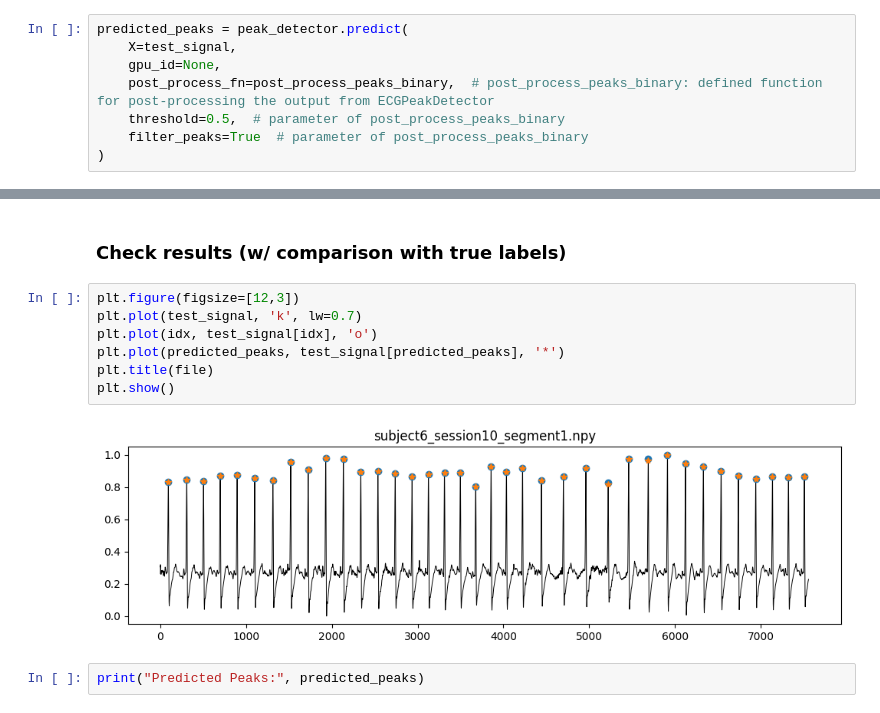
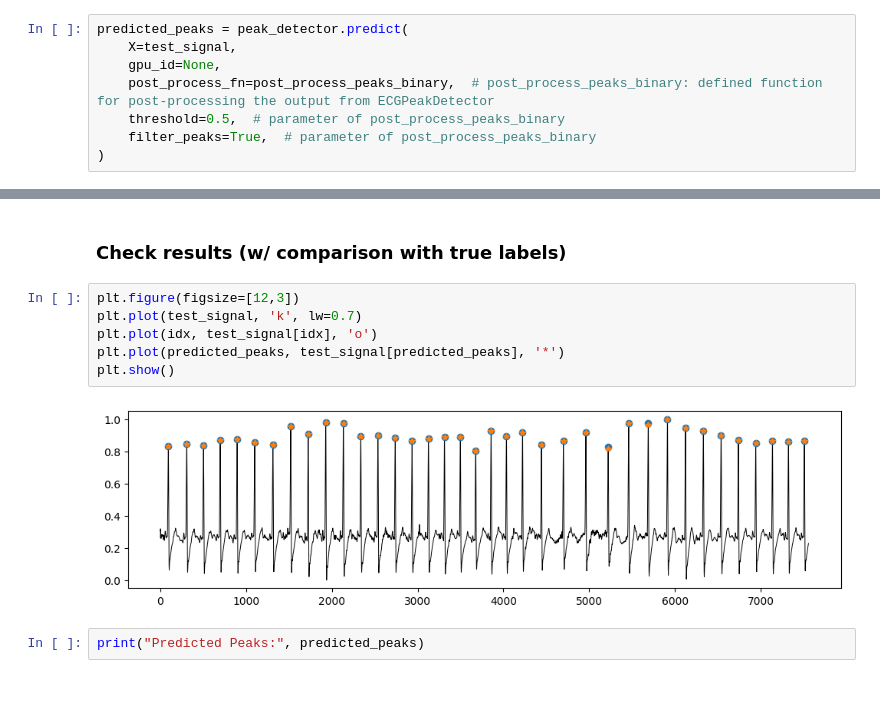
Before and after one commit to marianaagdias/NeuralLib, a Jupyter notebook: tutorials/Tutorial 4.ipynb, the cells around one changed output, grey strips where cells are left out. Saved outputs shown, nothing was run; the diff lists cells and outputs as text.

```diff
--- a/tutorials/Tutorial 4.ipynb
+++ b/tutorials/Tutorial 4.ipynb
@@ -57,7 +61,7 @@ predicted_peaks = peak_detector.predict(
     gpu_id=None,
     post_process_fn=post_process_peaks_binary,  # post_process_peaks_binary: defined function for post-processing the output from ECGPeakDetector
     threshold=0.5,  # parameter of post_process_peaks_binary
-    filter_peaks=True  # parameter of post_process_peaks_binary
+    filter_peaks=True,  # parameter of post_process_peaks_binary
 )
 # %% [output]
 No GPU available, using CPU.
@@ -67,12 +71,11 @@ Using device: cpu
 # %%
 plt.figure(figsize=[12,3])
 plt.plot(test_signal, 'k', lw=0.7)
 plt.plot(idx, test_signal[idx], 'o')
 plt.plot(predicted_peaks, test_signal[predicted_peaks], '*')
-plt.title(file)
 plt.show()
 # %% [output]
-[figure, old version]
+[figure, new version]
 # %%
 print("Predicted Peaks:", predicted_peaks)
 # %% [output]
```
Also changed, not shown: parts of 1 cell of this notebook.
